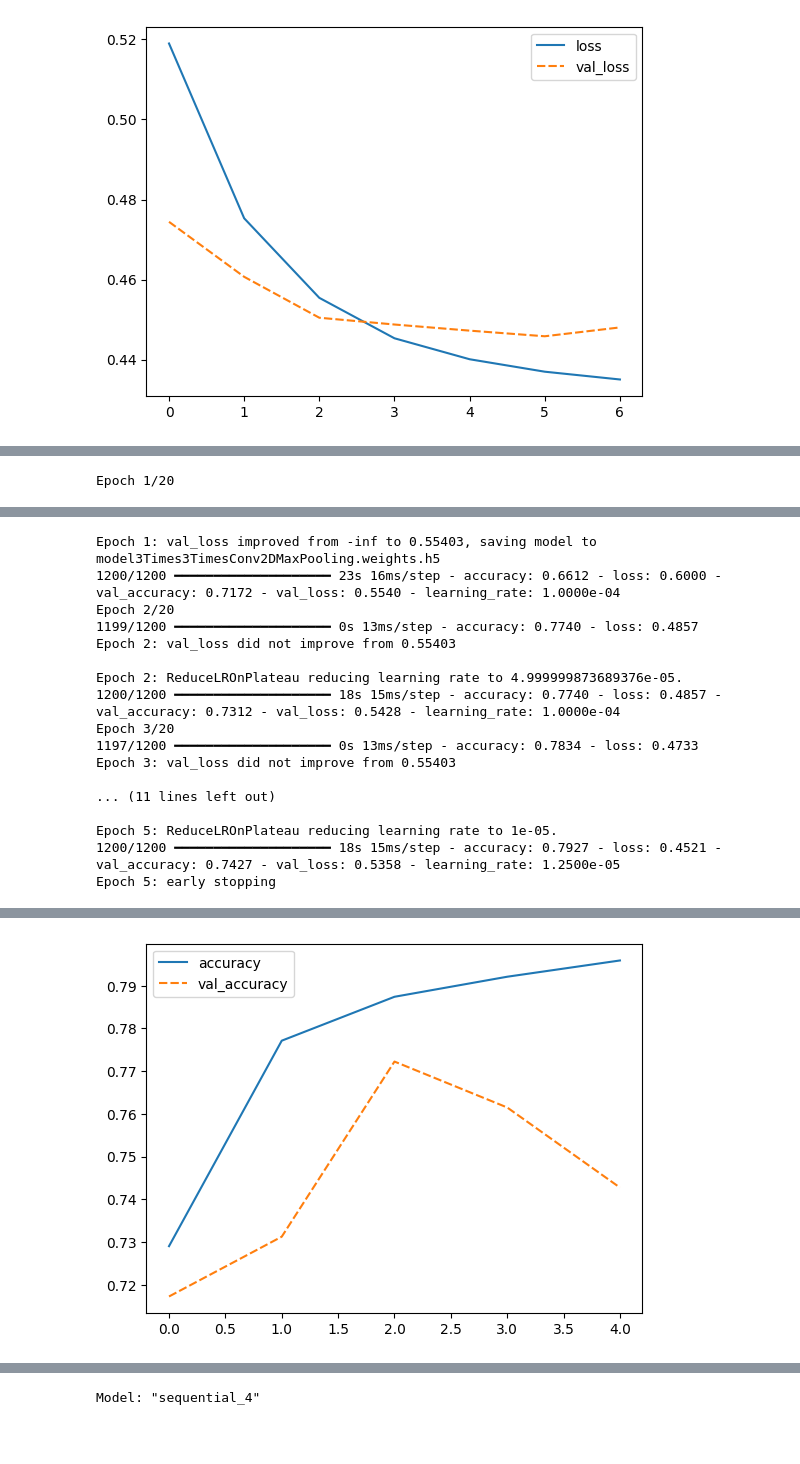
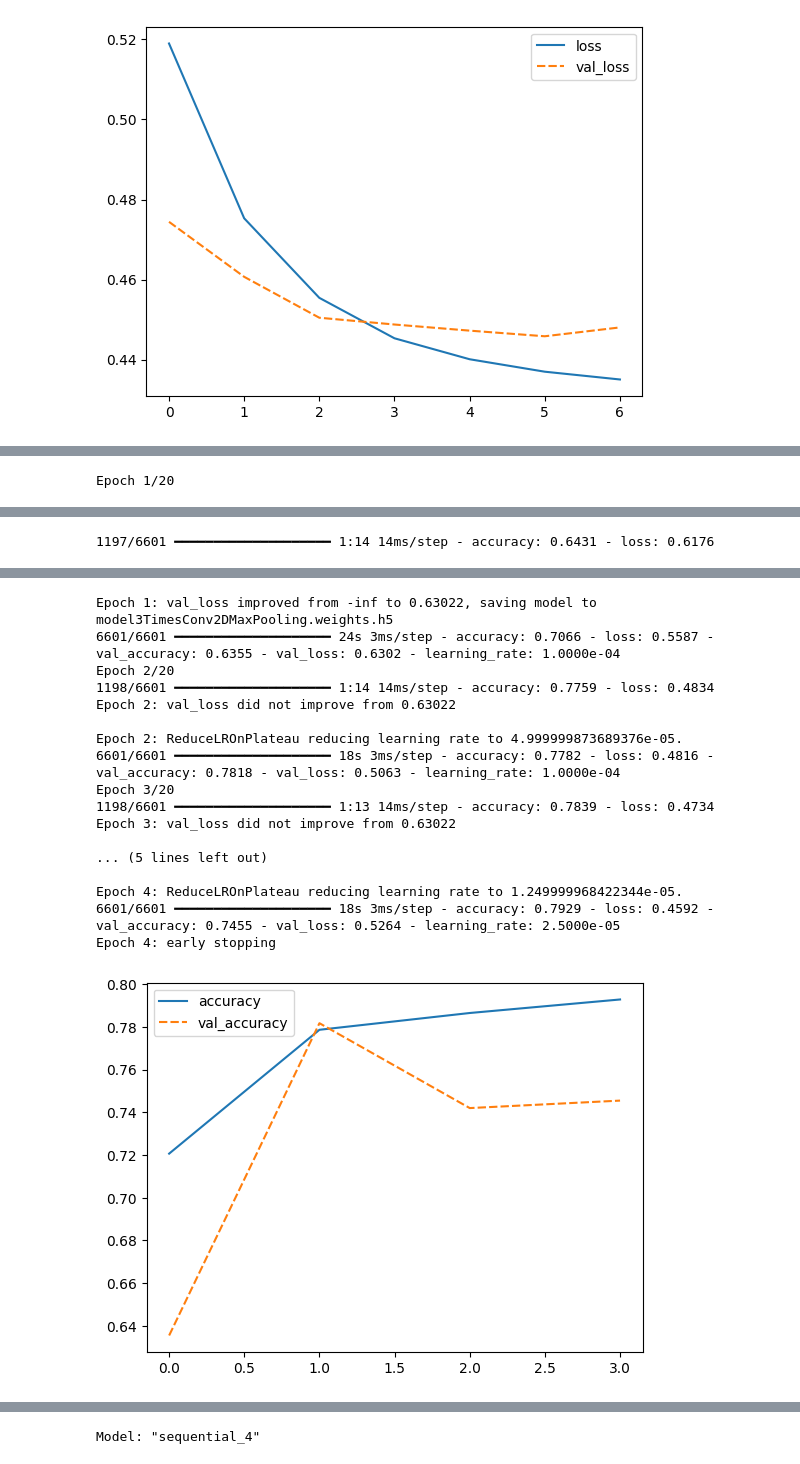
Before and after one commit to chle2193/CSCA-Week3-Cancer, a Jupyter notebook: Week3.ipynb, the cells around one changed output, grey strips where cells are left out. Cells and saved outputs as stored; diff of their text form; code cells hidden in the pictures; blank space fills up the shorter version.

```diff
--- a/Week3.ipynb
+++ b/Week3.ipynb
@@ -601,26 +601,26 @@ Epoch 7: early stopping
 [figure]
 [figure]
 # %%
-model3Times3TimesConv2DMaxPooling = Sequential()
-model3Times3TimesConv2DMaxPooling.add(Conv2D(32, (3,3), activation = 'relu', input_shape = (96, 96, 3)))
-model3Times3TimesConv2DMaxPooling.add(MaxPooling2D(pool_size = (2,2)))
-model3Times3TimesConv2DMaxPooling.add(Dropout(0.3))
+model3TimesConv2DMaxPooling = Sequential()
+model3TimesConv2DMaxPooling.add(Conv2D(32, (3,3), activation = 'relu', input_shape = (96, 96, 3)))
+model3TimesConv2DMaxPooling.add(MaxPooling2D(pool_size = (2,2)))
+model3TimesConv2DMaxPooling.add(Dropout(0.3))
 
-model3Times3TimesConv2DMaxPooling.add(Conv2D(64, (3,3), activation ='relu'))
-model3Times3TimesConv2DMaxPooling.add(MaxPooling2D(pool_size = (2,2)))
-model3Times3TimesConv2DMaxPooling.add(Dropout(0.3))
+model3TimesConv2DMaxPooling.add(Conv2D(64, (3,3), activation ='relu'))
+model3TimesConv2DMaxPooling.add(MaxPooling2D(pool_size = (2,2)))
+model3TimesConv2DMaxPooling.add(Dropout(0.3))
 
-model3Times3TimesConv2DMaxPooling.add(Conv2D(128, (3,3), activation ='relu'))
-model3Times3TimesConv2DMaxPooling.add(MaxPooling2D(pool_size = (2,2)))
-model3Times3TimesConv2DMaxPooling.add(Dropout(0.3))
+model3TimesConv2DMaxPooling.add(Conv2D(128, (3,3), activation ='relu'))
+model3TimesConv2DMaxPooling.add(MaxPooling2D(pool_size = (2,2)))
+model3TimesConv2DMaxPooling.add(Dropout(0.3))
 
-model3Times3TimesConv2DMaxPooling.add(Flatten())
-model3Times3TimesConv2DMaxPooling.add(Dense(256, activation = "relu"))
-model3Times3TimesConv2DMaxPooling.add(Dropout(0.3))
-model3Times3TimesConv2DMaxPooling.add(Dense(2, activation = "sigmoid"))
+model3TimesConv2DMaxPooling.add(Flatten())
+model3TimesConv2DMaxPooling.add(Dense(256, activation = "relu"))
+model3TimesConv2DMaxPooling.add(Dropout(0.3))
+model3TimesConv2DMaxPooling.add(Dense(2, activation = "sigmoid"))
 
-model3Times3TimesConv2DMaxPooling.compile(Adam(learning_rate=0.0001), loss='binary_crossentropy',
+model3TimesConv2DMaxPooling.compile(Adam(learning_rate=0.0001), loss='binary_crossentropy',
               metrics=['accuracy'])
 
-model3Times3TimesConv2DMaxPooling.summary()
+model3TimesConv2DMaxPooling.summary()
 # %% [output]
@@ -648,9 +649,9 @@ Model: "sequential_3"
 # %%
-model3Times3TimesConv2DMaxPooling.compile(Adam(learning_rate=0.0001), loss='binary_crossentropy', metrics=['accuracy'])
-modelName = 'model3Times3TimesConv2DMaxPooling.weights.h5'
+model3TimesConv2DMaxPooling.compile(Adam(learning_rate=0.0001), loss='binary_crossentropy', metrics=['accuracy'])
+modelName = 'model3TimesConv2DMaxPooling.weights.h5'
 if os.path.isfile(modelName):
-    model3Times3TimesConv2DMaxPooling.load_weights(modelName)
+    model3TimesConv2DMaxPooling.load_weights(modelName)
 else:
-    RunFit(modelName, model3Times3TimesConv2DMaxPooling, earlyStoppingPatience=2)
+    RunFit(modelName, model3TimesConv2DMaxPooling, earlyStoppingPatience=2)
 # %% [output]
 Epoch 1/20
@@ -664,17 +668 @@ Epoch 1/20
-Epoch 1: val_loss improved from -inf to 0.55403, saving model to model3Times3TimesConv2DMaxPooling.weights.h5
-1200/1200 ━━━━━━━━━━━━━━━━━━━━ 23s 16ms/step - accuracy: 0.6612 - loss: 0.6000 - val_accuracy: 0.7172 - val_loss: 0.5540 - learning_rate: 1.0000e-04
-Epoch 2/20
-1199/1200 ━━━━━━━━━━━━━━━━━━━━ 0s 13ms/step - accuracy: 0.7740 - loss: 0.4857
-Epoch 2: val_loss did not improve from 0.55403
-
-Epoch 2: ReduceLROnPlateau reducing learning rate to 4.999999873689376e-05.
-1200/1200 ━━━━━━━━━━━━━━━━━━━━ 18s 15ms/step - accuracy: 0.7740 - loss: 0.4857 - val_accuracy: 0.7312 - val_loss: 0.5428 - learning_rate: 1.0000e-04
-Epoch 3/20
-1197/1200 ━━━━━━━━━━━━━━━━━━━━ 0s 13ms/step - accuracy: 0.7834 - loss: 0.4733
-Epoch 3: val_loss did not improve from 0.55403
-
-... (11 lines left out)
-
-Epoch 5: ReduceLROnPlateau reducing learning rate to 1e-05.
-1200/1200 ━━━━━━━━━━━━━━━━━━━━ 18s 15ms/step - accuracy: 0.7927 - loss: 0.4521 - val_accuracy: 0.7427 - val_loss: 0.5358 - learning_rate: 1.2500e-05
-Epoch 5: early stopping
+1197/6601 ━━━━━━━━━━━━━━━━━━━━ 1:14 14ms/step - accuracy: 0.6431 - loss: 0.6176
@@ -681 +675,18 @@ Epoch 5: early stopping
+Epoch 1: val_loss improved from -inf to 0.63022, saving model to model3TimesConv2DMaxPooling.weights.h5
+6601/6601 ━━━━━━━━━━━━━━━━━━━━ 24s 3ms/step - accuracy: 0.7066 - loss: 0.5587 - val_accuracy: 0.6355 - val_loss: 0.6302 - learning_rate: 1.0000e-04
+Epoch 2/20
+1198/6601 ━━━━━━━━━━━━━━━━━━━━ 1:14 14ms/step - accuracy: 0.7759 - loss: 0.4834
+Epoch 2: val_loss did not improve from 0.63022
+
+Epoch 2: ReduceLROnPlateau reducing learning rate to 4.999999873689376e-05.
+6601/6601 ━━━━━━━━━━━━━━━━━━━━ 18s 3ms/step - accuracy: 0.7782 - loss: 0.4816 - val_accuracy: 0.7818 - val_loss: 0.5063 - learning_rate: 1.0000e-04
+Epoch 3/20
+1198/6601 ━━━━━━━━━━━━━━━━━━━━ 1:13 14ms/step - accuracy: 0.7839 - loss: 0.4734
+Epoch 3: val_loss did not improve from 0.63022
+
+... (5 lines left out)
+
+Epoch 4: ReduceLROnPlateau reducing learning rate to 1.249999968422344e-05.
+6601/6601 ━━━━━━━━━━━━━━━━━━━━ 18s 3ms/step - accuracy: 0.7929 - loss: 0.4592 - val_accuracy: 0.7455 - val_loss: 0.5264 - learning_rate: 2.5000e-05
+Epoch 4: early stopping
-[figure, old version]
+[figure, new version]
```
Also changed, not shown: parts of 8 cells of this notebook.
